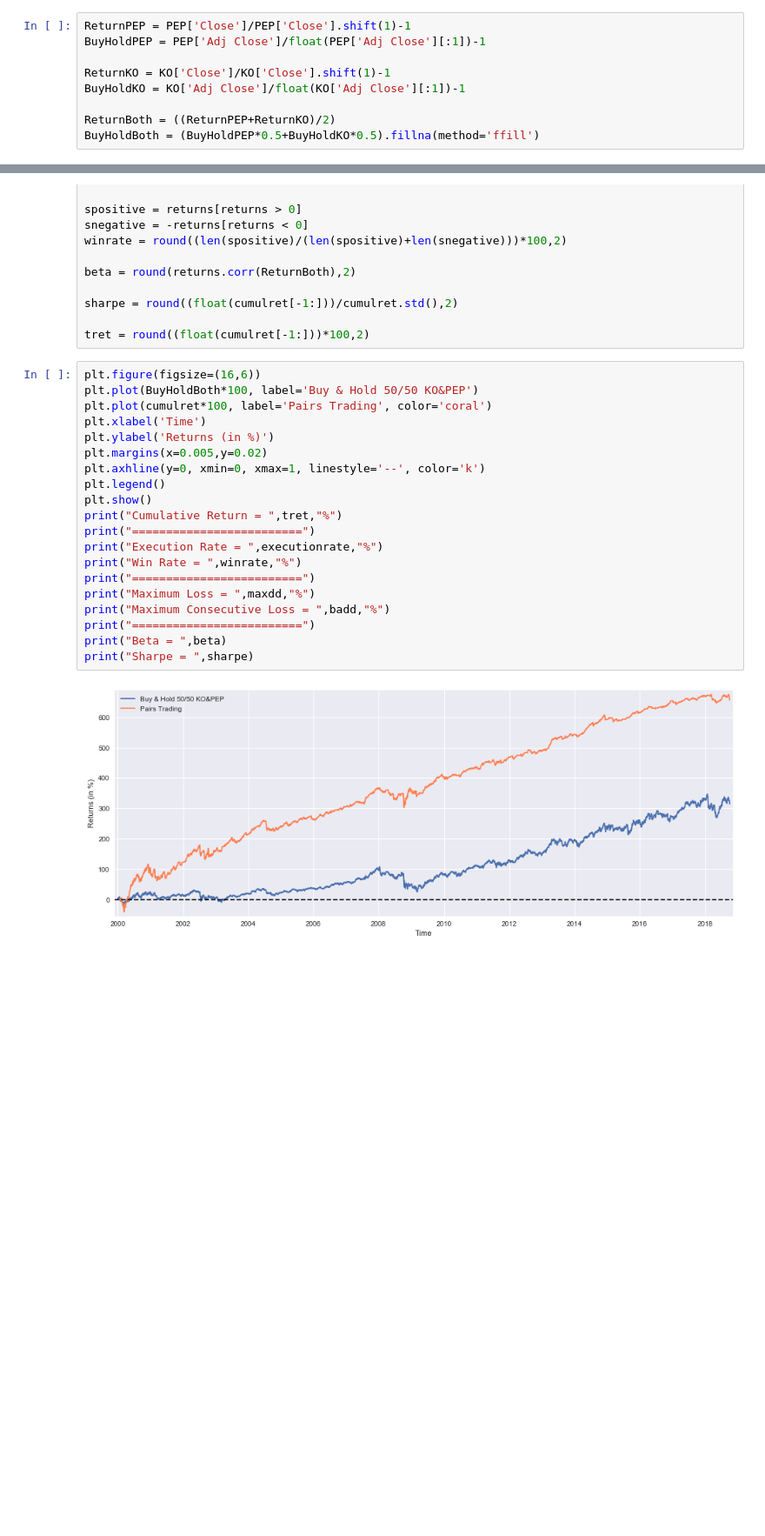
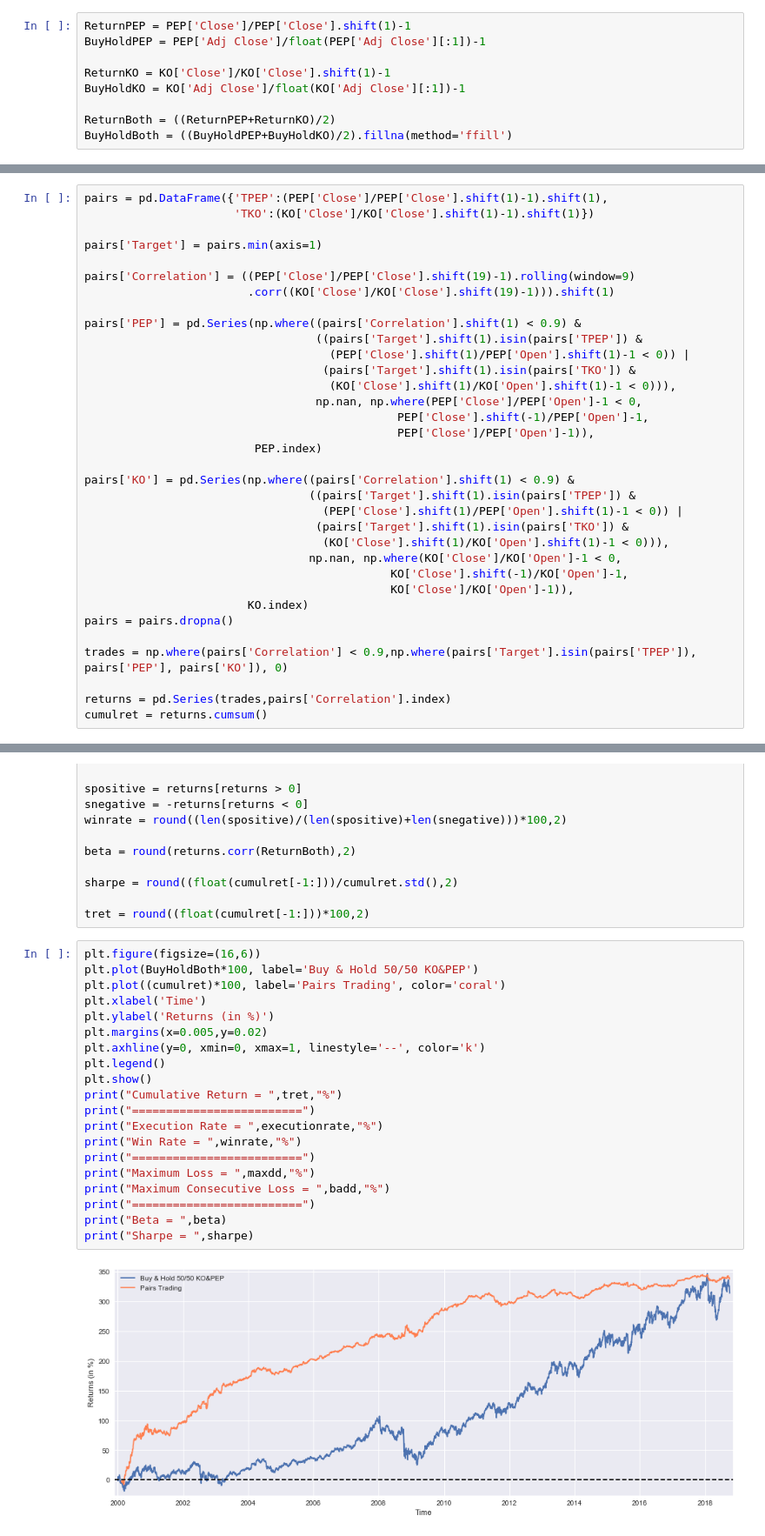
Before and after one commit to LongOnly/Quantitative-Notebooks, a Jupyter notebook: PairsTrading.ipynb, the cells around one changed output, grey strips where cells are left out. Shown: that part at 87% size. Saved outputs shown, nothing was run; the diff lists cells and outputs as text; blank space fills up the shorter version.

```diff
--- a/PairsTrading.ipynb
+++ b/PairsTrading.ipynb
@@ -70,4 +62,4 @@ ReturnKO = KO['Close']/KO['Close'].shift(1)-1
 BuyHoldKO = KO['Adj Close']/float(KO['Adj Close'][:1])-1
 
 ReturnBoth = ((ReturnPEP+ReturnKO)/2)
-BuyHoldBoth = (BuyHoldPEP*0.5+BuyHoldKO*0.5).fillna(method='ffill')
+BuyHoldBoth = ((BuyHoldPEP+BuyHoldKO)/2).fillna(method='ffill')
@@ -107,3 +66,37 @@ cumulret = returns.cumsum()
+# %%
+pairs = pd.DataFrame({'TPEP':(PEP['Close']/PEP['Close'].shift(1)-1).shift(1),
+                      'TKO':(KO['Close']/KO['Close'].shift(1)-1).shift(1)})
+
+pairs['Target'] = pairs.min(axis=1)
+
+pairs['Correlation'] = ((PEP['Close']/PEP['Close'].shift(19)-1).rolling(window=9)
+                        .corr((KO['Close']/KO['Close'].shift(19)-1))).shift(1)
+
+pairs['PEP'] = pd.Series(np.where((pairs['Correlation'].shift(1) < 0.9) &
+                                  ((pairs['Target'].shift(1).isin(pairs['TPEP']) &
+                                    (PEP['Close'].shift(1)/PEP['Open'].shift(1)-1 < 0)) |
+                                   (pairs['Target'].shift(1).isin(pairs['TKO']) &
+                                    (KO['Close'].shift(1)/KO['Open'].shift(1)-1 < 0))),
+                                  np.nan, np.where(PEP['Close']/PEP['Open']-1 < 0,
+                                              PEP['Close'].shift(-1)/PEP['Open']-1,
+                                              PEP['Close']/PEP['Open']-1)),
+                         PEP.index)
+
+pairs['KO'] = pd.Series(np.where((pairs['Correlation'].shift(1) < 0.9) &
+                                 ((pairs['Target'].shift(1).isin(pairs['TPEP']) &
+                                   (PEP['Close'].shift(1)/PEP['Open'].shift(1)-1 < 0)) |
+                                  (pairs['Target'].shift(1).isin(pairs['TKO']) &
+                                   (KO['Close'].shift(1)/KO['Open'].shift(1)-1 < 0))),
+                                 np.nan, np.where(KO['Close']/KO['Open']-1 < 0,
+                                             KO['Close'].shift(-1)/KO['Open']-1,
+                                             KO['Close']/KO['Open']-1)),
+                        KO.index)
+pairs = pairs.dropna()
+
+trades = np.where(pairs['Correlation'] < 0.9,np.where(pairs['Target'].isin(pairs['TPEP']), pairs['PEP'], pairs['KO']), 0)
+
+returns = pd.Series(trades,pairs['Correlation'].index)
+cumulret = returns.cumsum()
 # %%
 fig, ax = plt.subplots(figsize=(16,6))
 
@@ -165,22 +160,22 @@ tret = round((float(cumulret[-1:]))*100,2)
 # %%
 plt.figure(figsize=(16,6))
 plt.plot(BuyHoldBoth*100, label='Buy & Hold 50/50 KO&PEP')
-plt.plot(cumulret*100, label='Pairs Trading', color='coral')
+plt.plot((cumulret)*100, label='Pairs Trading', color='coral')
 plt.xlabel('Time')
 plt.ylabel('Returns (in %)')
 plt.margins(x=0.005,y=0.02)
 plt.axhline(y=0, xmin=0, xmax=1, linestyle='--', color='k')
 plt.legend()
 plt.show()
 print("Cumulative Return = ",tret,"%")
 print("=========================")
 print("Execution Rate = ",executionrate,"%")
 print("Win Rate = ",winrate,"%")
 print("=========================")
 print("Maximum Loss = ",maxdd,"%")
 print("Maximum Consecutive Loss = ",badd,"%")
 print("=========================")
 print("Beta = ",beta)
 print("Sharpe = ",sharpe)
 # %% [output]
-[figure, old version]
+[figure, new version]
```
Also changed, not shown: parts of 4 cells of this notebook.
